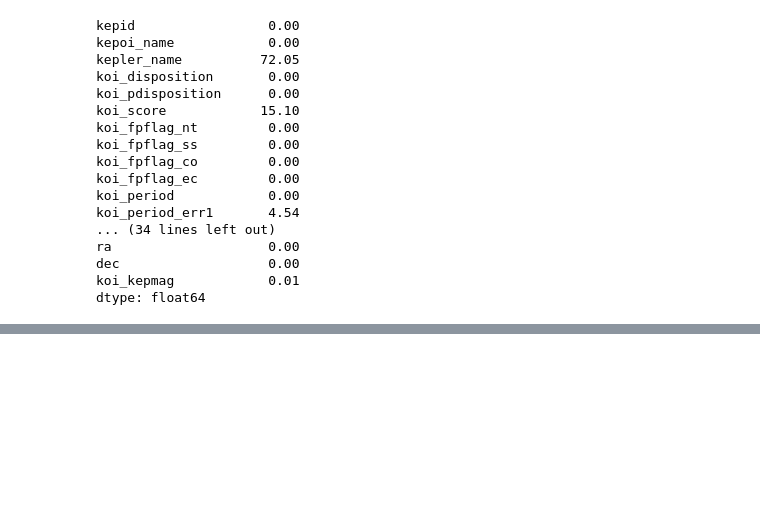
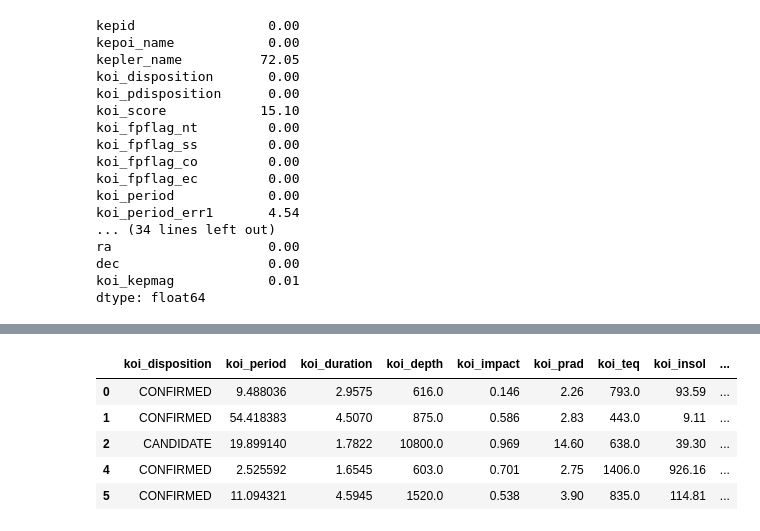
Before and after one commit to SomeRandomTV/2M2L, a Jupyter notebook: Projects/OrbitalFish/notebooks/exploration.ipynb, the cells around one changed output, grey strips where cells are left out. Drawn from its saved outputs; the diff is of its cells as text; code cells hidden in the pictures; blank space fills up the shorter version.

```diff
--- a/Projects/OrbitalFish/notebooks/exploration.ipynb
+++ b/Projects/OrbitalFish/notebooks/exploration.ipynb
@@ -107,0 +257,11 @@ There are:
+# %%
+# 1. drop the rows that are false positives
+exoplanets_2 = exoplanets_2[exoplanets_2["koi_disposition"] != "FALSE POSITIVE"]
+exoplanets_2.head()
+# %% [output]
+|  | koi_disposition | koi_period | koi_duration | koi_depth | koi_impact | koi_prad | koi_teq | koi_insol | ... |
+| 0 | CONFIRMED | 9.488036 | 2.9575 | 616.0 | 0.146 | 2.26 | 793.0 | 93.59 | ... |
+| 1 | CONFIRMED | 54.418383 | 4.5070 | 875.0 | 0.586 | 2.83 | 443.0 | 9.11 | ... |
+| 2 | CANDIDATE | 19.899140 | 1.7822 | 10800.0 | 0.969 | 14.60 | 638.0 | 39.30 | ... |
+| 4 | CONFIRMED | 2.525592 | 1.6545 | 603.0 | 0.701 | 2.75 | 1406.0 | 926.16 | ... |
+| 5 | CONFIRMED | 11.094321 | 4.5945 | 1520.0 | 0.538 | 3.90 | 835.0 | 114.81 | ... |
```
Also changed, not shown: parts of 34 cells of this notebook, 1 other file.
